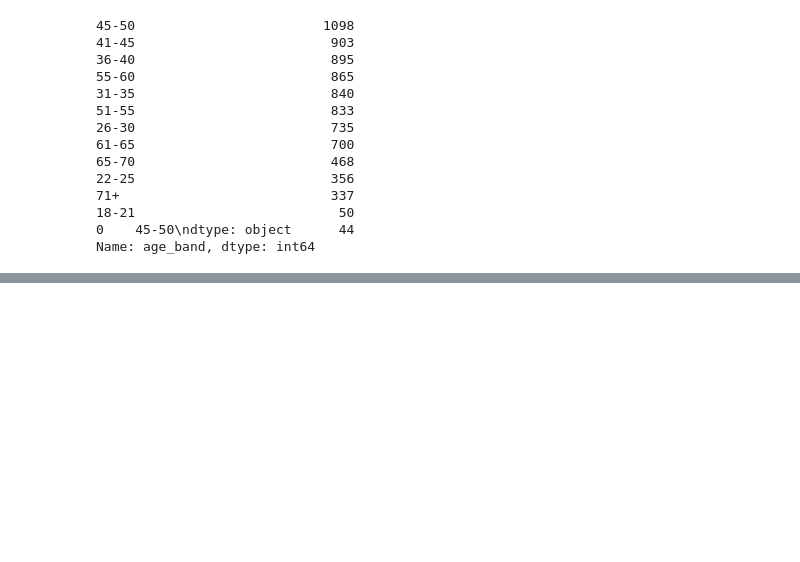
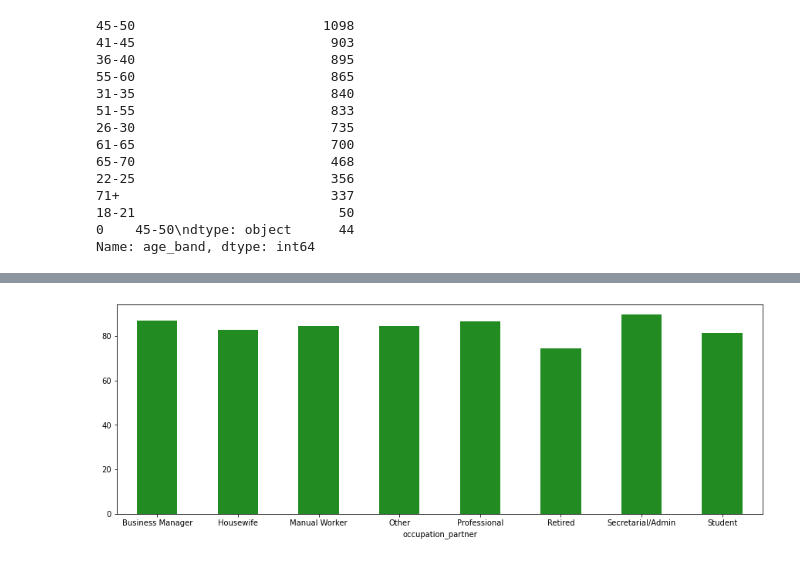
Before and after one commit to 0prawin0/High-Low-Net-worth-Customer-Classification, a Jupyter notebook: Net Worth Customer Classification.ipynb, the cells around one changed output, grey strips where cells are left out. Saved outputs shown, nothing was run; the diff lists cells and outputs as text; code cells hidden in the pictures; blank space fills up the shorter version.

```diff
--- a/Net Worth Customer Classification.ipynb
+++ b/Net Worth Customer Classification.ipynb
@@ -364,0 +275,11 @@ X_train,X_test,y_train,y_test=train_test_split(x_main_1,y_main_1,random_state=10
+# %%
+# How is portfolio balance varying with occupation of the partner
+
+plt.figure(figsize=(15,5))
+x_main.groupby('occupation_partner')['Portfolio_Balance'].mean().plot(kind='bar',color='#228B22')
+plt.xticks(rotation=0)
+plt.show()
+
+# Portfolio balance is highest for people with partner of occupation Secretarial/Admin and least for retired partners
+# %% [output]
+[figure, added]
```
Also changed, not shown: parts of 148 cells of this notebook.
